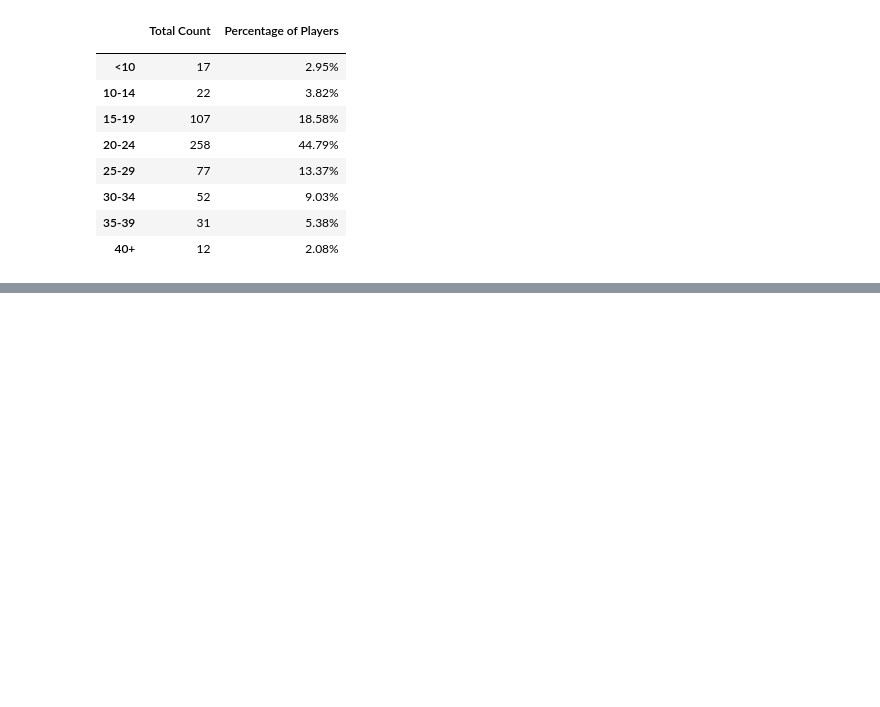
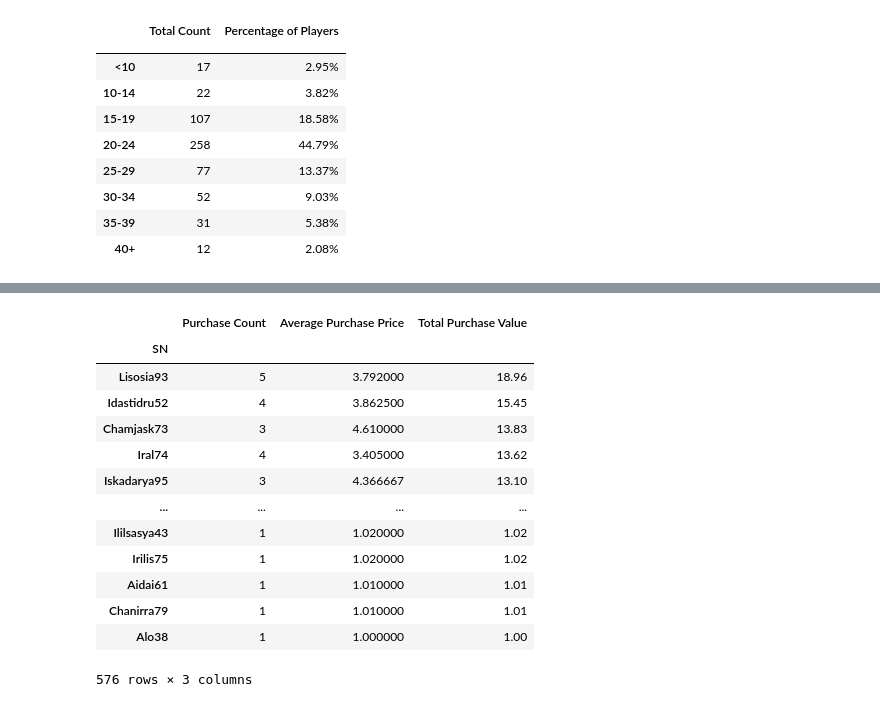
Before and after one commit to JDICKENSON91/pandas-challenge, a Jupyter notebook: HeroesOfPymoli/heroesofpymoli.ipynb, the cells around one changed output, grey strips where cells are left out. Cells and saved outputs as stored; diff of their text form; code cells hidden in the pictures; blank space fills up the shorter version.

```diff
--- a/HeroesOfPymoli/heroesofpymoli.ipynb
+++ b/HeroesOfPymoli/heroesofpymoli.ipynb
@@ -269,0 +296,3 @@ Purchasing_Analysis_age_db
+# %%
+purchaseav = purchase_data.groupby(["SN"])
+purchaseav = pd.DataFrame(topspenders["Price"].mean())
@@ -269,0 +316,3 @@ Purchasing_Analysis_age_db
+# %%
+purchasetot = purchase_data.groupby(["SN"])
+purchasetot = pd.DataFrame(topspenders["Price"].sum())
@@ -269,0 +336,25 @@ Purchasing_Analysis_age_db
+# %%
+#Merge Data Frames together
+PurchaseDataMerged1 = pd.merge(topspenderscount, purchaseav, on="SN",how="left")
+# %%
+PurchaseDataMerged2 = pd.merge(PurchaseDataMerged1, purchasetot, on="SN",how="left")
+# %%
+topspenderssummary = PurchaseDataMerged2.sort_values("Price_y",ascending=False)
+topspenderssummary = topspenderssummary.rename(columns={"Purchase ID":"Purchase Count","Price_x":"Average Purchase Price","Price_y":"Total Purchase Value"})
+#topspenderssummary = topspenderssummary.head(5)
+topspenderssummary
+# %% [output]
+|  | Purchase Count | Average Purchase Price | Total Purchase Value |
+| SN |  |  |  |
+| Lisosia93 | 5 | 3.792000 | 18.96 |
+| Idastidru52 | 4 | 3.862500 | 15.45 |
+| Chamjask73 | 3 | 4.610000 | 13.83 |
+| Iral74 | 4 | 3.405000 | 13.62 |
+| Iskadarya95 | 3 | 4.366667 | 13.10 |
+| ... | ... | ... | ... |
+| Ililsasya43 | 1 | 1.020000 | 1.02 |
+| Irilis75 | 1 | 1.020000 | 1.02 |
+| Aidai61 | 1 | 1.010000 | 1.01 |
+| Chanirra79 | 1 | 1.010000 | 1.01 |
+| Alo38 | 1 | 1.000000 | 1.00 |
+576 rows × 3 columns
```
Also changed, not shown: parts of 10 cells of this notebook.
